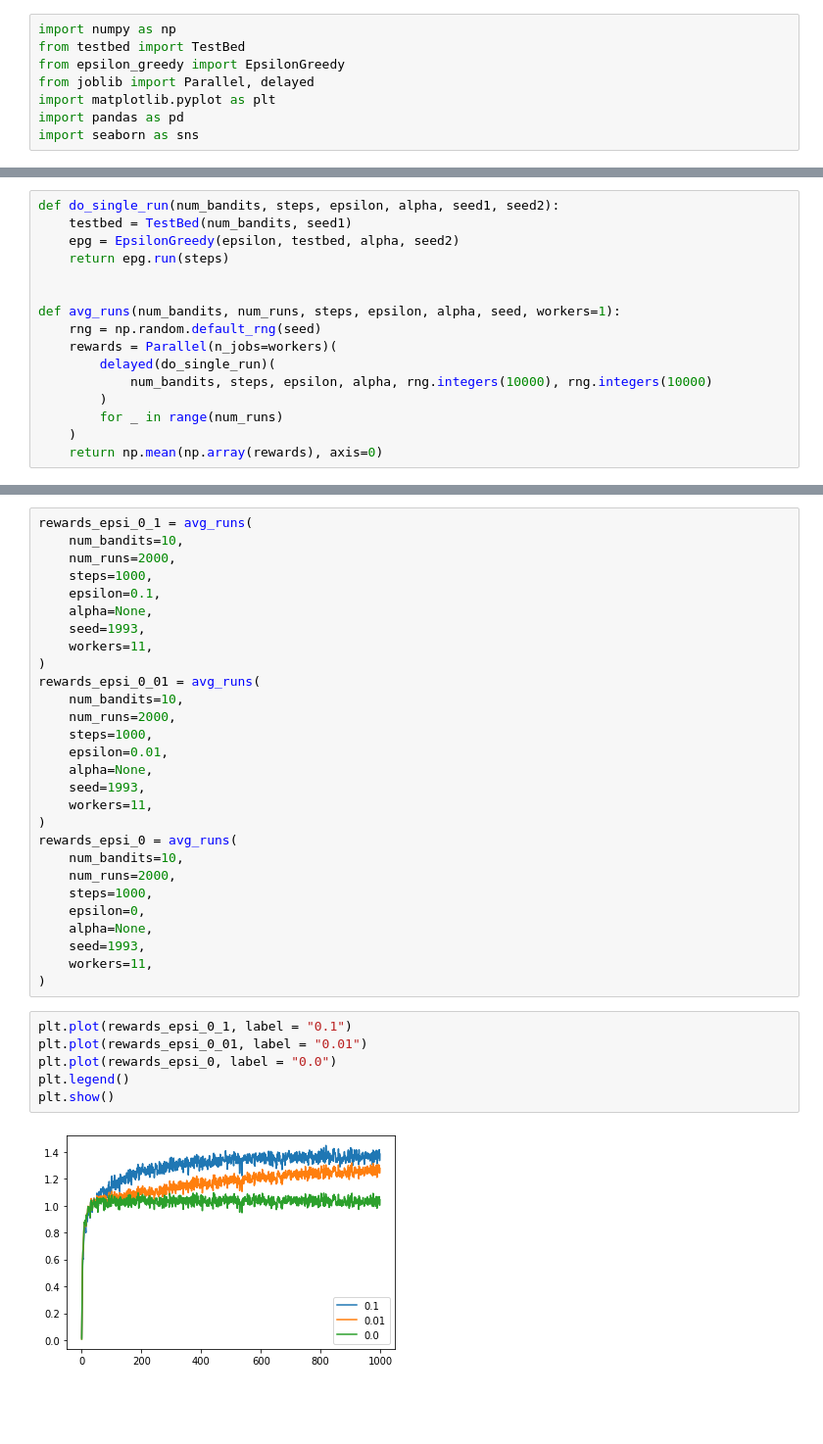
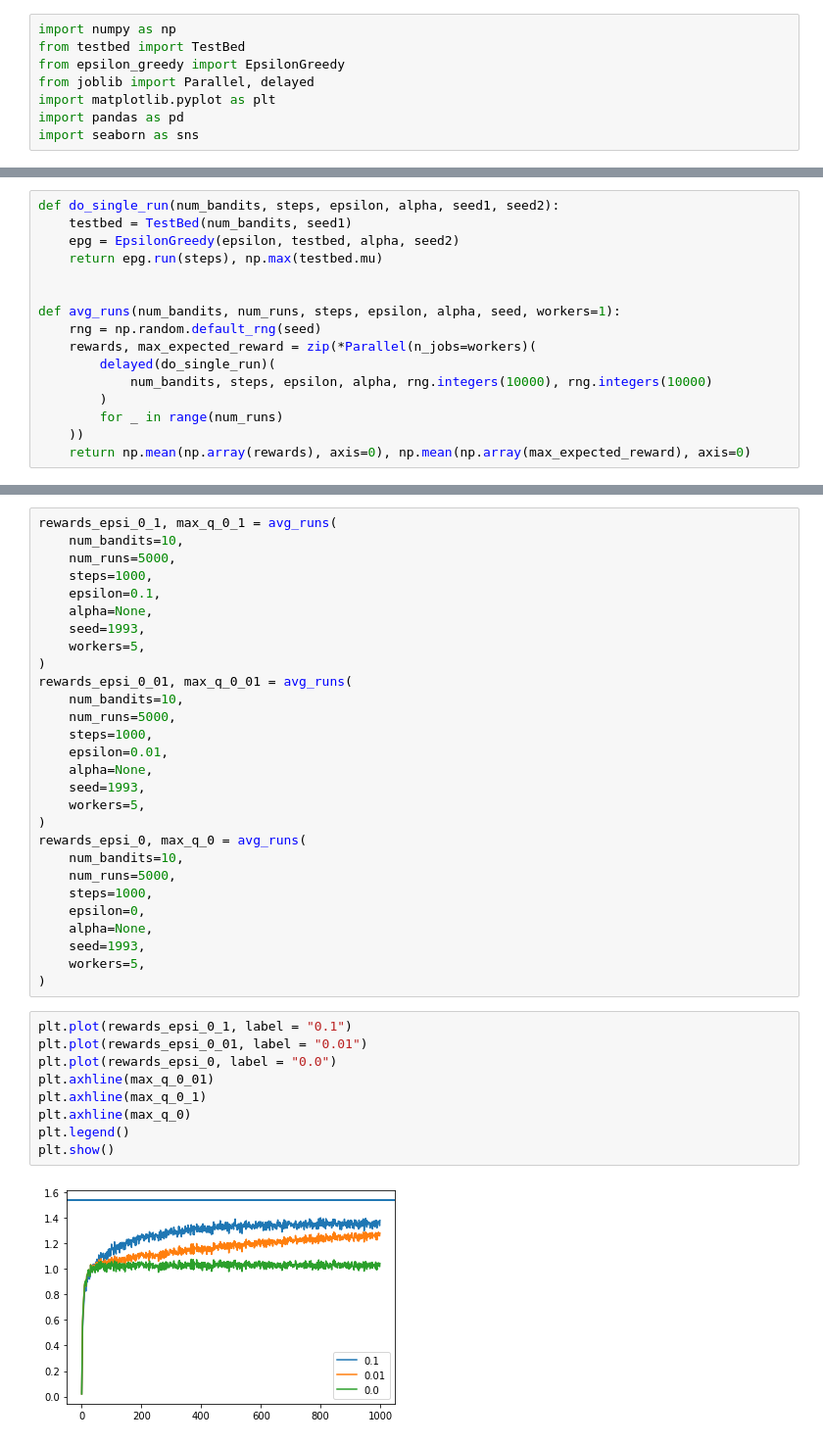
Before and after one commit to bhadaur1/reinforcement-learning, a Jupyter notebook: bandit/run.ipynb, the cells around one changed output, grey strips where cells are left out. Shown: that part at 98% size. Cells and saved outputs as stored; diff of their text form; blank space fills up the shorter version.

Commit message:
svg plot with max expected rewards

```diff
--- a/bandit/run.ipynb
+++ b/bandit/run.ipynb
@@ -19,15 +21,15 @@ plt.savefig("violin-plot.svg")
 def do_single_run(num_bandits, steps, epsilon, alpha, seed1, seed2):
     testbed = TestBed(num_bandits, seed1)
     epg = EpsilonGreedy(epsilon, testbed, alpha, seed2)
-    return epg.run(steps)
+    return epg.run(steps), np.max(testbed.mu)
 
 
 def avg_runs(num_bandits, num_runs, steps, epsilon, alpha, seed, workers=1):
     rng = np.random.default_rng(seed)
-    rewards = Parallel(n_jobs=workers)(
+    rewards, max_expected_reward = zip(*Parallel(n_jobs=workers)(
         delayed(do_single_run)(
             num_bandits, steps, epsilon, alpha, rng.integers(10000), rng.integers(10000)
         )
         for _ in range(num_runs)
-    )
-    return np.mean(np.array(rewards), axis=0)
+    ))
+    return np.mean(np.array(rewards), axis=0), np.mean(np.array(max_expected_reward), axis=0)
@@ -34,36 +38,39 @@ def avg_runs(num_bandits, num_runs, steps, epsilon, alpha, seed, workers=1):
 # %%
-rewards_epsi_0_1 = avg_runs(
+rewards_epsi_0_1, max_q_0_1 = avg_runs(
     num_bandits=10,
-    num_runs=2000,
+    num_runs=5000,
     steps=1000,
     epsilon=0.1,
     alpha=None,
     seed=1993,
-    workers=11,
+    workers=5,
 )
-rewards_epsi_0_01 = avg_runs(
+rewards_epsi_0_01, max_q_0_01 = avg_runs(
     num_bandits=10,
-    num_runs=2000,
+    num_runs=5000,
     steps=1000,
     epsilon=0.01,
     alpha=None,
     seed=1993,
-    workers=11,
+    workers=5,
 )
-rewards_epsi_0 = avg_runs(
+rewards_epsi_0, max_q_0 = avg_runs(
     num_bandits=10,
-    num_runs=2000,
+    num_runs=5000,
     steps=1000,
     epsilon=0,
     alpha=None,
     seed=1993,
-    workers=11,
+    workers=5,
 )
 # %%
 plt.plot(rewards_epsi_0_1, label = "0.1")
 plt.plot(rewards_epsi_0_01, label = "0.01")
 plt.plot(rewards_epsi_0, label = "0.0")
+plt.axhline(max_q_0_01)
+plt.axhline(max_q_0_1)
+plt.axhline(max_q_0)
 plt.legend()
 plt.show()
 # %% [output]
-[figure, old version]
+[figure, new version]
```
Also changed, not shown: parts of 5 cells of this notebook, 2 other files.
